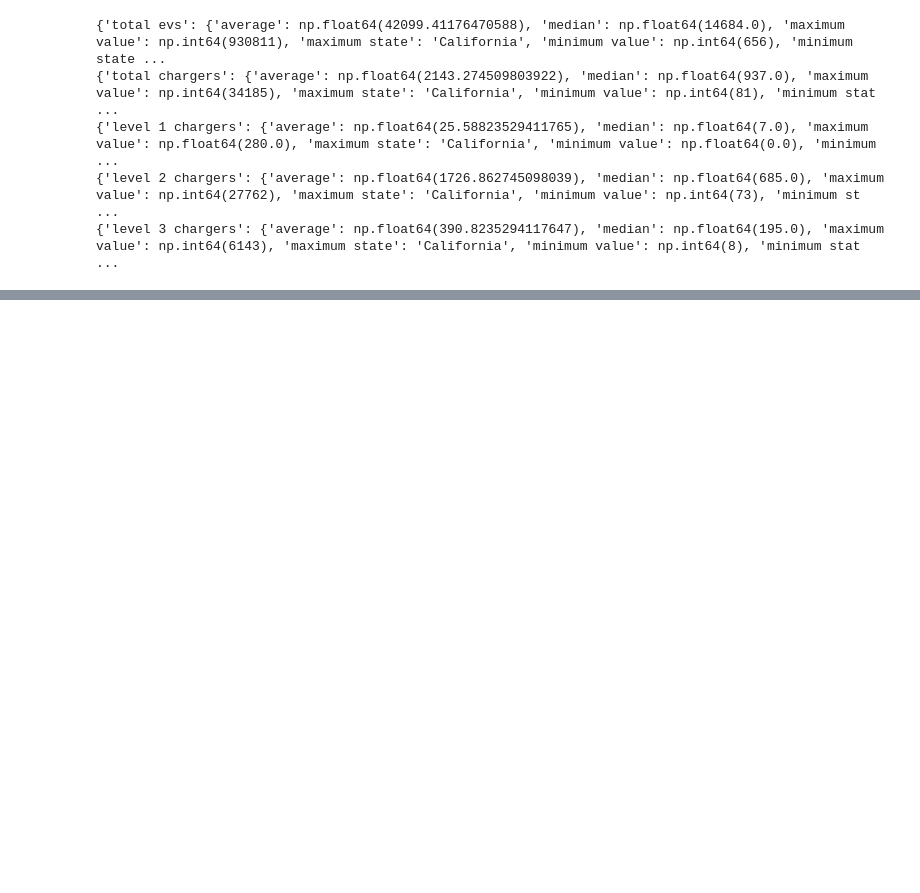
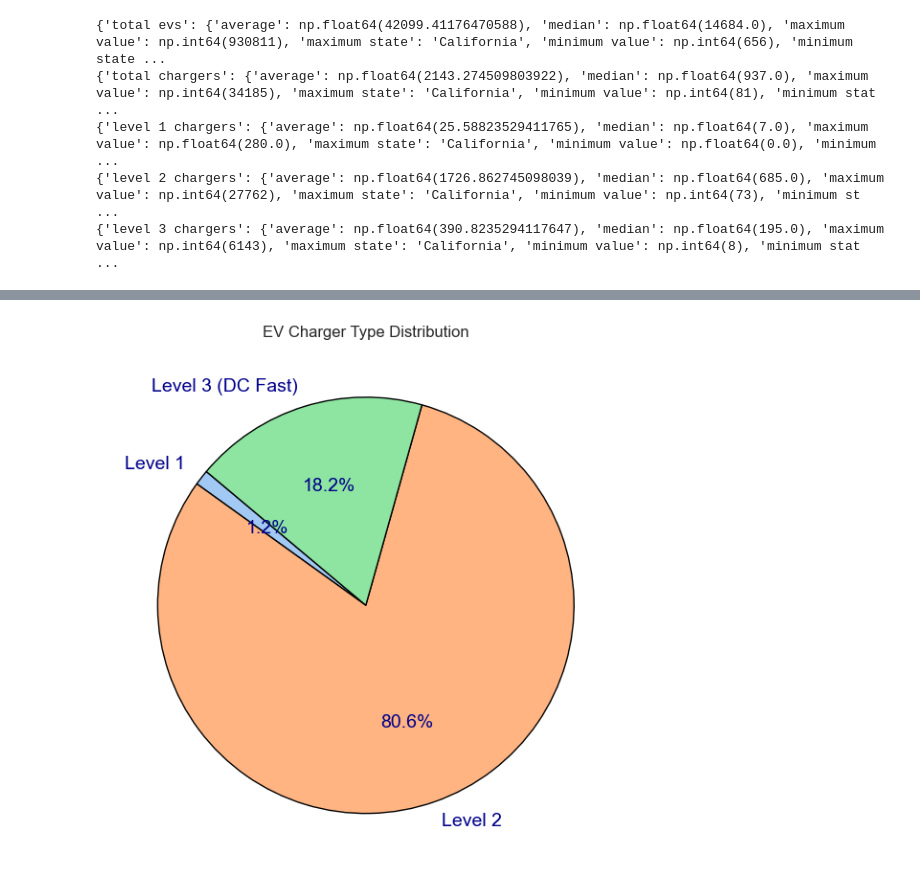
Before and after one commit to yoav-es/ev-charging-infra-in-the-us, a Jupyter notebook: ev_charging_infra_analysis.ipynb, the cells around one changed output, grey strips where cells are left out. Cells and saved outputs as stored; diff of their text form; code cells hidden in the pictures; blank space fills up the shorter version.

```diff
--- a/ev_charging_infra_analysis.ipynb
+++ b/ev_charging_infra_analysis.ipynb
@@ -401,0 +366,25 @@ for col in ev_charger_data.columns:
+# %%
+charger_totals = [
+    ev_charger_data['level 1 chargers'].sum(),
+    ev_charger_data['level 2 chargers'].sum(),
+    ev_charger_data['level 3 chargers'].sum()
+]
+
+labels = ['Level 1', 'Level 2', 'Level 3 (DC Fast)']
+colors = sns.color_palette('pastel')[0:3]
+
+plt.figure(figsize=(8, 6))
+plt.pie(
+    charger_totals,
+    labels=labels,
+    colors=colors,
+    autopct='%1.1f%%',
+    startangle=140,
+    wedgeprops={'edgecolor': 'black'},
+    textprops={'color': 'darkblue', 'fontsize': 14}
+)
+
+plt.title('EV Charger Type Distribution')
+plt.tight_layout()
+# %% [output]
+[figure, added]
```
Also changed, not shown: parts of 12 cells of this notebook.
